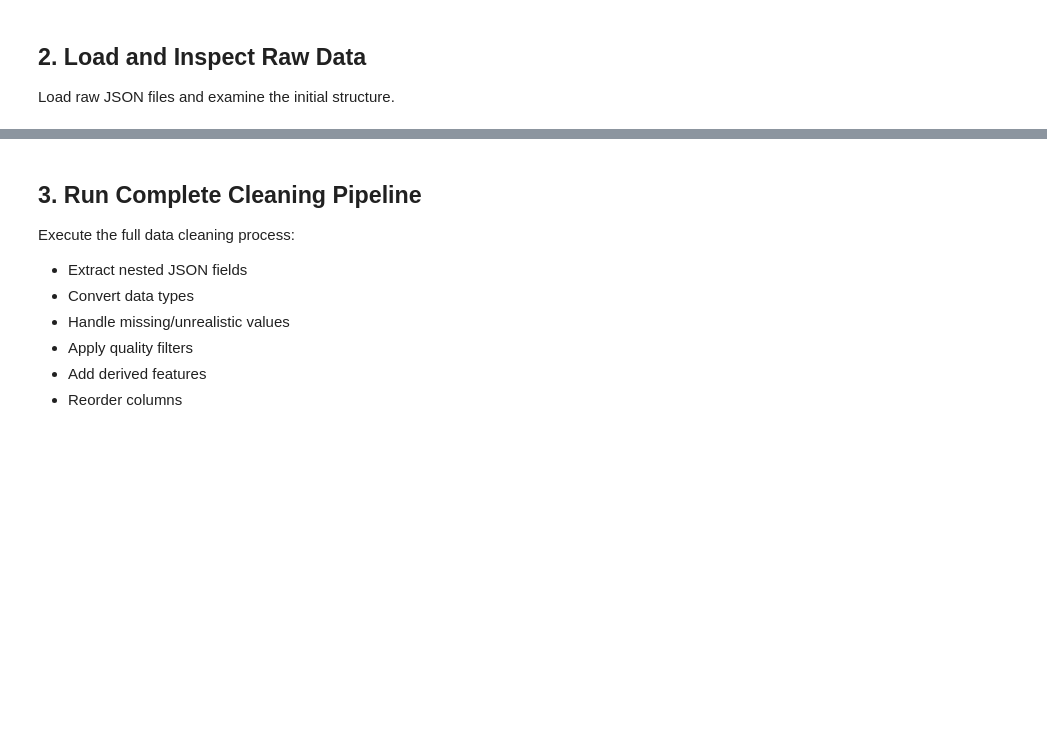
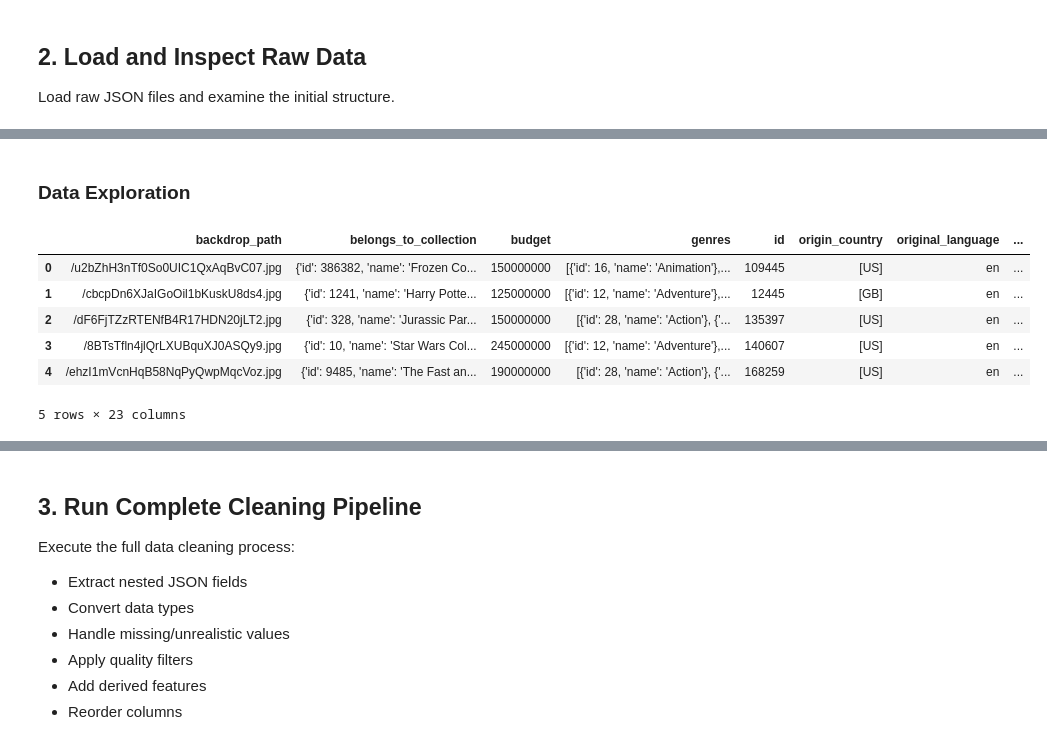
Before and after one commit to eli-bigman/tmdb_api_analysis, a Jupyter notebook: notebooks/02_data_cleaning.ipynb, the cells around one changed output, grey strips where cells are left out. Drawn from its saved outputs; the diff is of its cells as text; code cells hidden in the pictures; blank space fills up the shorter version.

Commit message:
Modifying data exploration logic

```diff
--- a/notebooks/02_data_cleaning.ipynb
+++ b/notebooks/02_data_cleaning.ipynb
@@ -58,0 +78,13 @@ df_raw.head()
+# %% [markdown]
+### Data Exploration
+# %%
+df_raw.drop(columns=['adult', 'imdb_id', 'original_title', 'video', 'homepage'], inplace=True)
+df_raw.head()
+# %% [output]
+|  | backdrop_path | belongs_to_collection | budget | genres | id | origin_country | original_language | ... |
+| 0 | /u2bZhH3nTf0So0UIC1QxAqBvC07.jpg | {'id': 386382, 'name': 'Frozen Co... | 150000000 | [{'id': 16, 'name': 'Animation'},... | 109445 | [US] | en | ... |
+| 1 | /cbcpDn6XJaIGoOil1bKuskU8ds4.jpg | {'id': 1241, 'name': 'Harry Potte... | 125000000 | [{'id': 12, 'name': 'Adventure'},... | 12445 | [GB] | en | ... |
+| 2 | /dF6FjTZzRTENfB4R17HDN20jLT2.jpg | {'id': 328, 'name': 'Jurassic Par... | 150000000 | [{'id': 28, 'name': 'Action'}, {'... | 135397 | [US] | en | ... |
+| 3 | /8BTsTfln4jlQrLXUBquXJ0ASQy9.jpg | {'id': 10, 'name': 'Star Wars Col... | 245000000 | [{'id': 12, 'name': 'Adventure'},... | 140607 | [US] | en | ... |
+| 4 | /ehzI1mVcnHqB58NqPyQwpMqcVoz.jpg | {'id': 9485, 'name': 'The Fast an... | 190000000 | [{'id': 28, 'name': 'Action'}, {'... | 168259 | [US] | en | ... |
+5 rows × 23 columns
```
Also changed, not shown: parts of 5 cells of this notebook.
